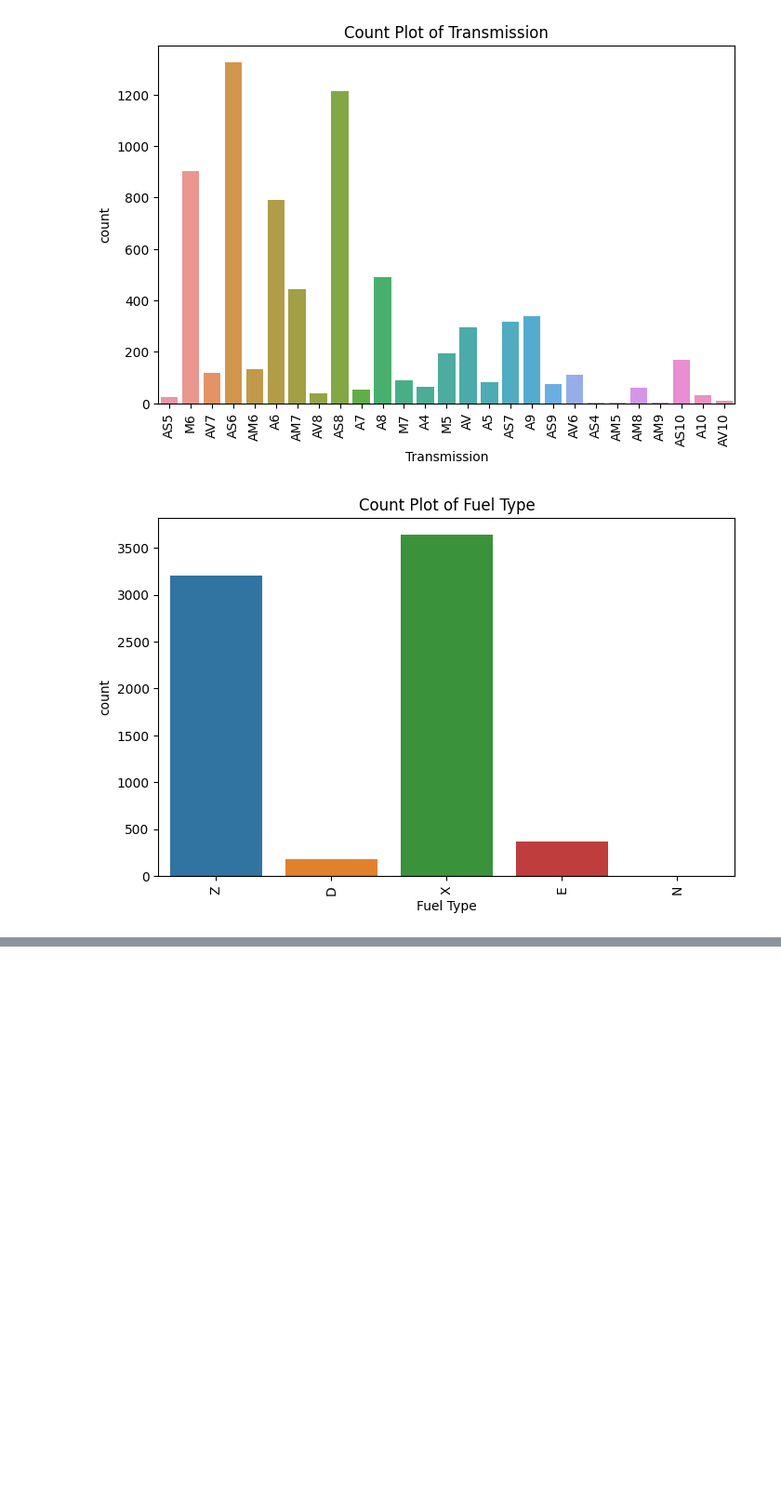
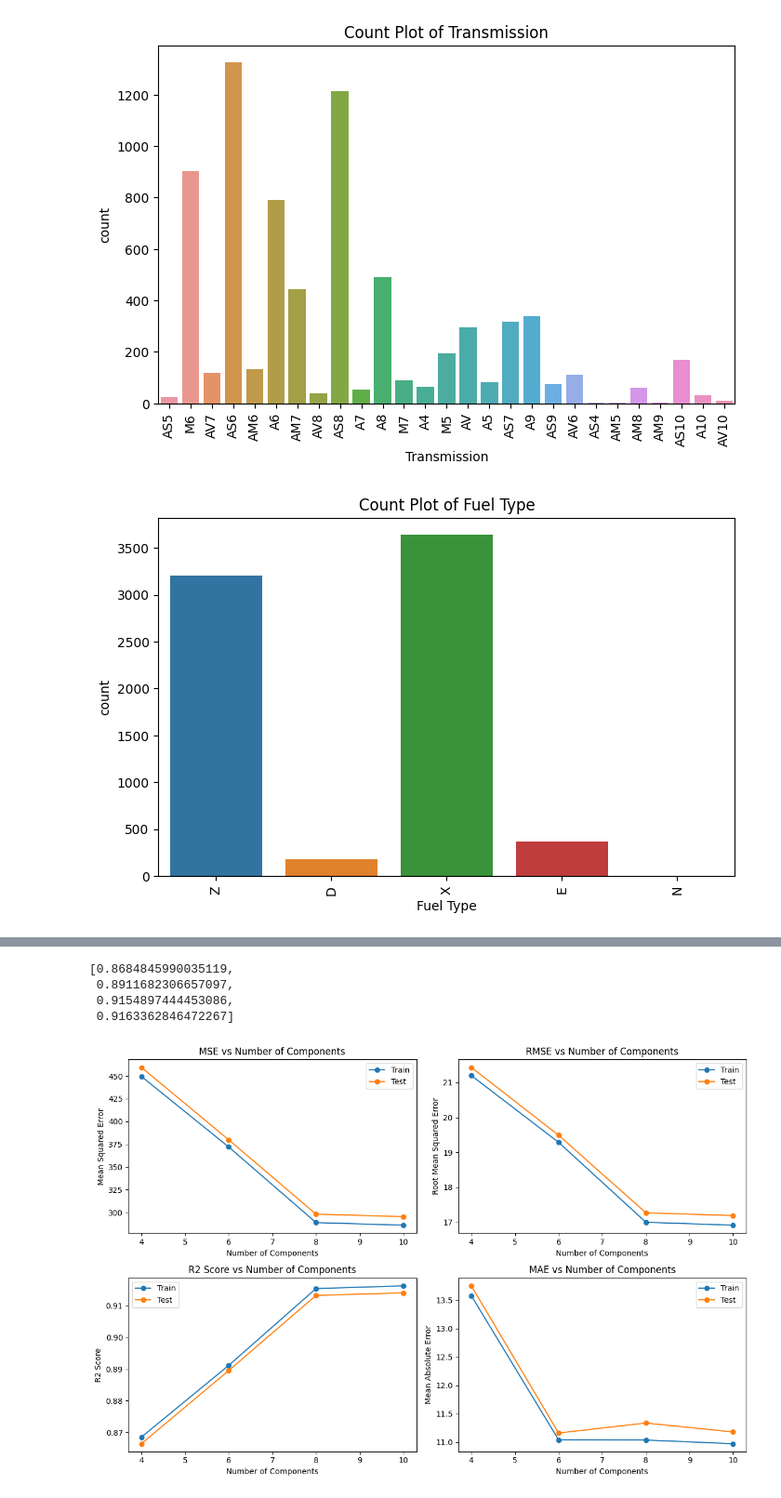
Before and after one commit to plon-Susk7/Machine_Learning_CSE343, a Jupyter notebook: a1/3_2021553.ipynb, the cells around one changed output, grey strips where cells are left out. Shown at 93% size. Drawn from its saved outputs; the diff is of its cells as text; code cells hidden in the pictures; blank space fills up the shorter version.

```diff
--- a/a1/3_2021553.ipynb
+++ b/a1/3_2021553.ipynb
@@ -128,0 +155,13 @@ for col in cols:
+# %%
+#Encoding categorical data and linear regression there after
+
+from sklearn.preprocessing import LabelEncoder
+
+label_encoder = LabelEncoder()
+
+df = data
+for column in df.columns:
+    if df[column].dtype == 'object':  # Check if the column's dtype is 'object'
+        df[column] = label_encoder.fit_transform(df[column])
+
+df.head(5)
@@ -128,0 +275,56 @@ for col in cols:
+# %%
+r2_train
+# %% [output]
+[0.8684845990035119,
+ 0.8911682306657097,
+ 0.9154897444453086,
+ 0.9163362846472267]
+# %%
+import matplotlib.pyplot as plt
+
+
+n_components_list = [4, 6, 8, 10]
+
+# Plotting
+plt.figure(figsize=(12, 8))
+
+# Plot MSE
+plt.subplot(2, 2, 1)
+plt.plot(n_components_list, mse_train, marker='o', label='Train')
+plt.plot(n_components_list, mse_test, marker='o', label='Test')
+plt.xlabel('Number of Components')
+plt.ylabel('Mean Squared Error')
+plt.title('MSE vs Number of Components')
+plt.legend()
+
+# Plot RMSE
+plt.subplot(2, 2, 2)
+plt.plot(n_components_list, rmse_train, marker='o', label='Train')
+plt.plot(n_components_list, rmse_test, marker='o', label='Test')
+plt.xlabel('Number of Components')
+plt.ylabel('Root Mean Squared Error')
+plt.title('RMSE vs Number of Components')
+plt.legend()
+
+# Plot R2 Score
+plt.subplot(2, 2, 3)
+plt.plot(n_components_list, r2_train, marker='o', label='Train')
+plt.plot(n_components_list, r2_test, marker='o', label='Test')
+plt.xlabel('Number of Components')
+plt.ylabel('R2 Score')
+plt.title('R2 Score vs Number of Components')
+plt.legend()
+
+# Plot MAE
+plt.subplot(2, 2, 4)
+plt.plot(n_components_list, mae_train, marker='o', label='Train')
+plt.plot(n_components_list, mae_test, marker='o', label='Test')
+plt.xlabel('Number of Components')
+plt.ylabel('Mean Absolute Error')
+plt.title('MAE vs Number of Components')
+plt.legend()
+
+plt.tight_layout()
+plt.show()
+# %% [output]
+[figure, added]
```
Also changed, not shown: parts of 10 cells of this notebook.
